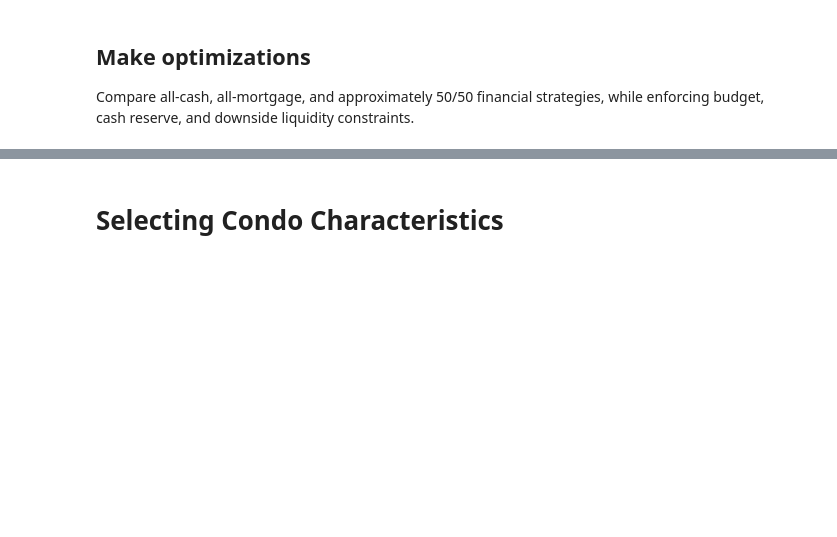
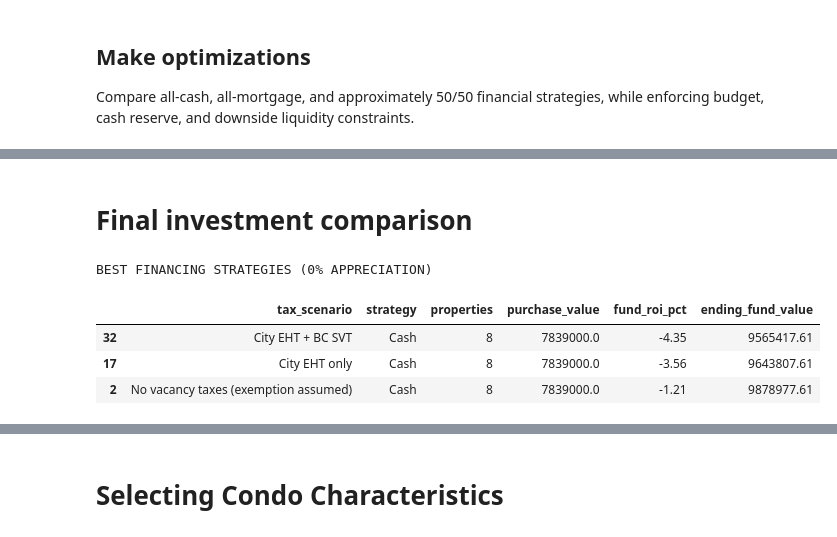
Before and after one commit to eMongoose/DSSS-DataJam-2026, a Jupyter notebook: models/model2/investment_roi.ipynb, the cells around one changed output, grey strips where cells are left out. Saved outputs shown, nothing was run; the diff lists cells and outputs as text; code cells hidden in the pictures; blank space fills up the shorter version.

```diff
--- a/models/model2/investment_roi.ipynb
+++ b/models/model2/investment_roi.ipynb
@@ -1918,0 +2055,47 @@ Arbutus Ridge              Entire Houses  Mortgage         2 3110000.0  18138.0
+# %% [markdown]
+# Final investment comparison
+# %%
+# Use 0% appreciation as the main recommendation
+baseline_results = appreciation_results[
+    appreciation_results["appreciation_rate"] == 0
+].copy()
+
+# Best financing strategy under each tax scenario
+best_strategies = (
+    baseline_results
+    .sort_values("fund_roi_pct", ascending=False)
+    .drop_duplicates("tax_scenario")
+    .sort_values("tax_scenario")
+)
+
+print("BEST FINANCING STRATEGIES (0% APPRECIATION)")
+
+display(
+    best_strategies[
+        [
+            "tax_scenario",
+            "strategy",
+            "properties",
+            "purchase_value",
+            "fund_roi_pct",
+            "ending_fund_value"
+        ]
+    ].round(2)
+)
+
+# Export for Power BI
+appreciation_results.to_csv(
+    "output/final_appreciation_comparison.csv",
+    index=False
+)
+
+best_strategies.to_csv(
+    "output/final_recommendations.csv",
+    index=False
+)
+# %% [output]
+BEST FINANCING STRATEGIES (0% APPRECIATION)
+|  | tax_scenario | strategy | properties | purchase_value | fund_roi_pct | ending_fund_value |
+| 32 | City EHT + BC SVT | Cash | 8 | 7839000.0 | -4.35 | 9565417.61 |
+| 17 | City EHT only | Cash | 8 | 7839000.0 | -3.56 | 9643807.61 |
+| 2 | No vacancy taxes (exemption assumed) | Cash | 8 | 7839000.0 | -1.21 | 9878977.61 |
```
Also changed, not shown: parts of 11 cells of this notebook, 8 other files.
